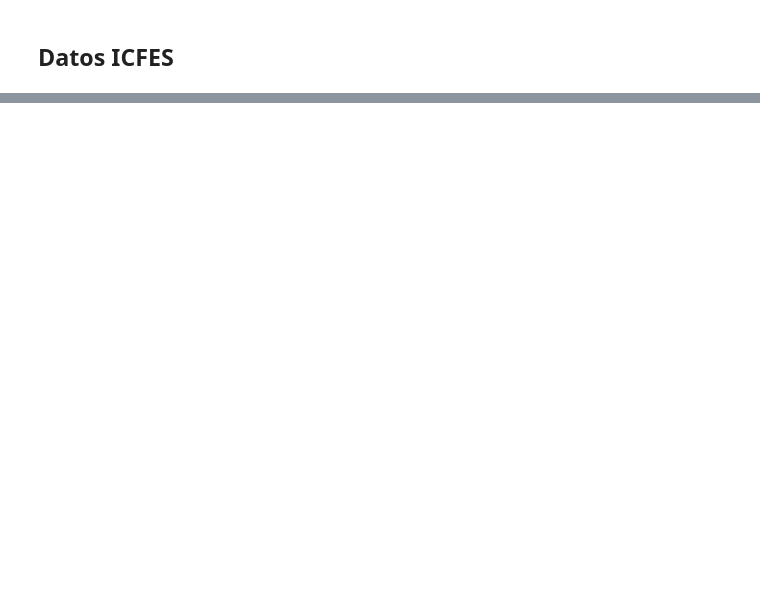
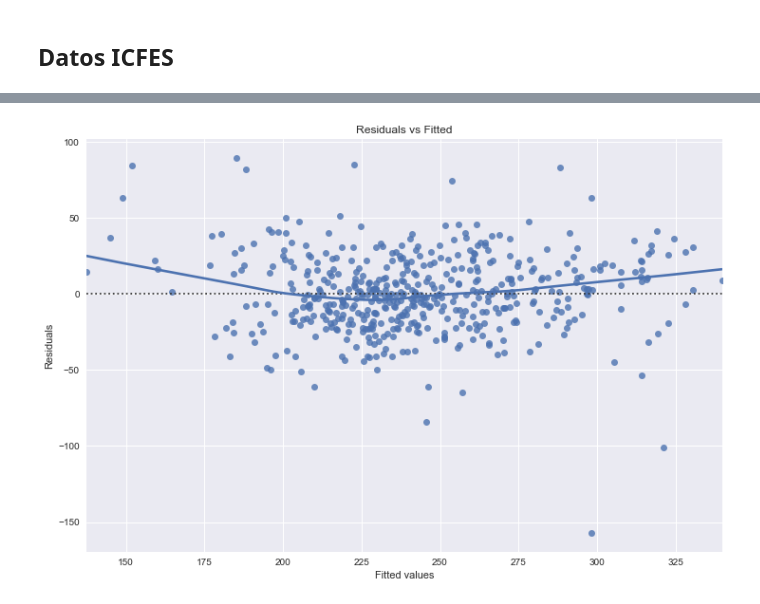
Before and after one commit to msanchezr99/Proyecto-Econometria-I, a Jupyter notebook: Proyecto_Final.ipynb, the cells around one changed output, grey strips where cells are left out. Cells and saved outputs as stored; diff of their text form; code cells hidden in the pictures; blank space fills up the shorter version.

```diff
--- a/Proyecto_Final.ipynb
+++ b/Proyecto_Final.ipynb
@@ -247,0 +248,5 @@ print(model_fit.summary())
+# %%
+X = sm.add_constant(data_reg3.loc[:, data_reg3.columns != 'PUNT_GLOBAL'])
+reg = sm.OLS(data_reg3["PUNT_GLOBAL"],X)
+model_fit=reg.fit()
+print(model_fit.summary())
@@ -269,19 +292,21 @@ model_abs_resid = np.abs(model_residuals)
 # %%
 plot_lm_1 = plt.figure(1)
 plot_lm_1.set_figheight(8)
 plot_lm_1.set_figwidth(12)
 
 plot_lm_1.axes[0] = sns.residplot(x = model_fitted_y[:500],
                     y = model_residuals[:500],
-                    data = data_reg,
+                    data = data_reg3,
                     lowess = True)
 
 # show the plot
 
 
 plot_lm_1.axes[0].set_title('Residuals vs Fitted')
 plot_lm_1.axes[0].set_xlabel('Fitted values')
 plot_lm_1.axes[0].set_ylabel('Residuals')
 plt.show()
+# %% [output]
+[figure, added]
 # %%
 #Regresión de educación padres en función de las demás vab
```
Also changed, not shown: parts of 11 cells of this notebook.
